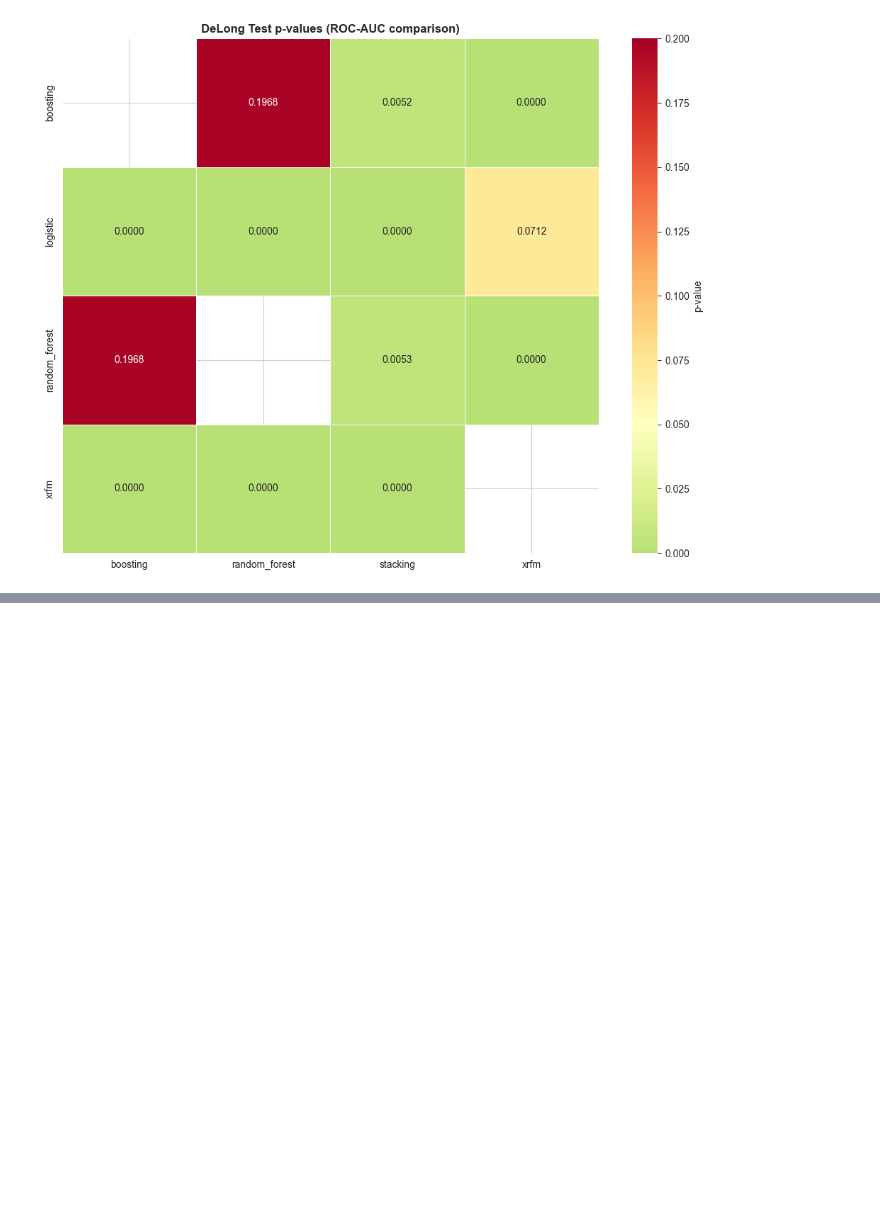
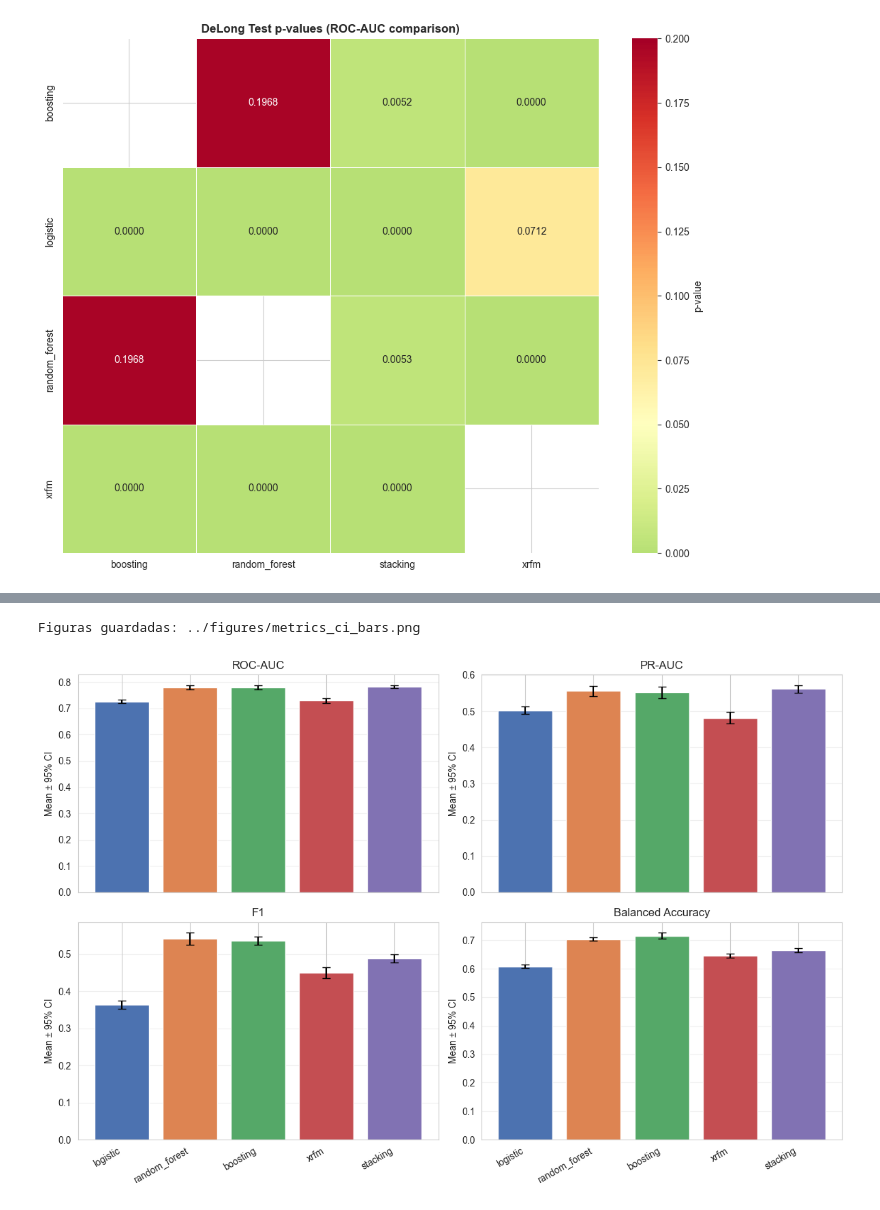
Before and after one commit to evamartin1240/AML-Project3, a Jupyter notebook: notebooks/visualizations.ipynb, the cells around one changed output, grey strips where cells are left out. Cells and saved outputs as stored; diff of their text form; code cells hidden in the pictures; blank space fills up the shorter version.

Commit message:
confidence intervals

```diff
--- a/notebooks/visualizations.ipynb
+++ b/notebooks/visualizations.ipynb
@@ -491,0 +549,36 @@ plt.show()
+# %%
+metrics_plot = ['roc_auc','pr_auc','f1','balanced_accuracy']
+titles = {
+    'roc_auc': 'ROC-AUC',
+    'pr_auc': 'PR-AUC',
+    'f1': 'F1',
+    'balanced_accuracy': 'Balanced Accuracy'
+}
+
+plot_data = df_ci[df_ci['metric'].isin(metrics_plot)].copy()
+plot_data['half_interval'] = (plot_data['ci_high'] - plot_data['ci_low']) / 2
+
+models_order = ['logistic','random_forest','boosting','xrfm','stacking']
+fig, axes = plt.subplots(2, 2, figsize=(12, 8), sharex=True)
+axes = axes.ravel()
+
+for idx, m in enumerate(metrics_plot):
+    sub = plot_data[plot_data['metric'] == m]
+    # Ordenar por media descendente
+    sub = sub.set_index('model').loc[models_order].reset_index()
+    ax = axes[idx]
+    ax.bar(sub['model'], sub['mean'], yerr=sub['half_interval'], capsize=4, color=sns.color_palette('deep', len(sub)))
+    ax.set_title(titles[m])
+    ax.set_ylabel('Mean ± 95% CI')
+    ax.set_xticklabels(sub['model'], rotation=30, ha='right')
+    ax.grid(axis='y', alpha=0.3)
+
+fig.tight_layout()
+out_path = '../figures/metrics_ci_bars.png'
+os.makedirs('../figures', exist_ok=True)
+plt.savefig(out_path, dpi=300, bbox_inches='tight')
+print(f'Figuras guardadas: {out_path}')
+plt.show()
+# %% [output]
+Figuras guardadas: ../figures/metrics_ci_bars.png
+[figure, added]
```
Also changed, not shown: parts of 3 cells of this notebook, 3 other files.
